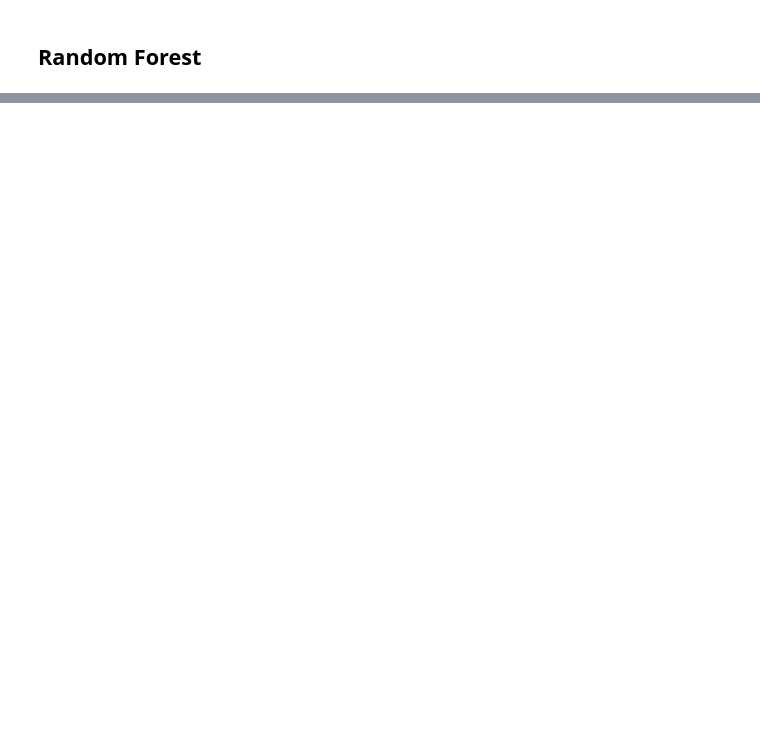
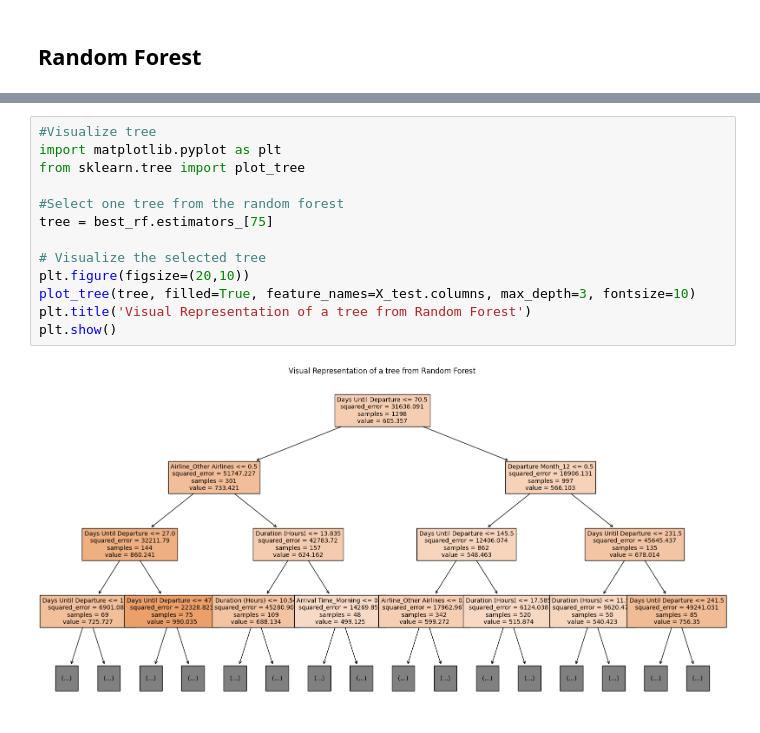
Before and after one commit to katrinekjaergaard/dsp-flight, a Jupyter notebook: flight_ticket_analysis.ipynb, the cells around one changed output, grey strips where cells are left out. Cells and saved outputs as stored; diff of their text form; blank space fills up the shorter version.

```diff
--- a/flight_ticket_analysis.ipynb
+++ b/flight_ticket_analysis.ipynb
@@ -621 +578,16 @@ Best score found:  4442.260982411437
 Root Mean Squared Error: 51.427521789221714
+# %%
+#Visualize tree
+import matplotlib.pyplot as plt
+from sklearn.tree import plot_tree
+
+#Select one tree from the random forest
+tree = best_rf.estimators_[75]
+
+# Visualize the selected tree
+plt.figure(figsize=(20,10))
+plot_tree(tree, filled=True, feature_names=X_test.columns, max_depth=3, fontsize=10)
+plt.title('Visual Representation of a tree from Random Forest')
+plt.show()
+# %% [output]
+[figure, added]
```
Also changed, not shown: parts of 16 cells of this notebook.
